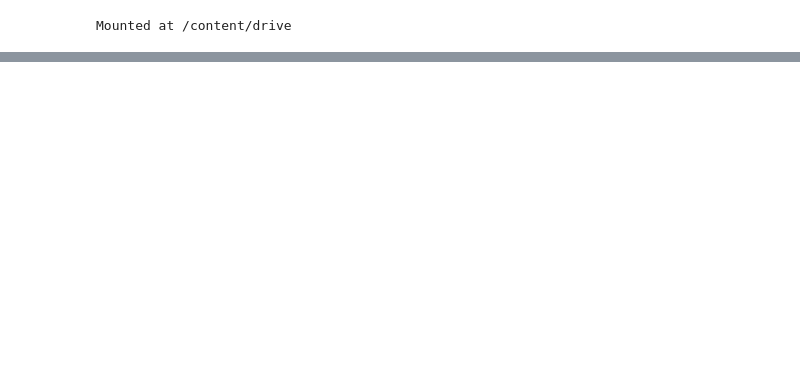
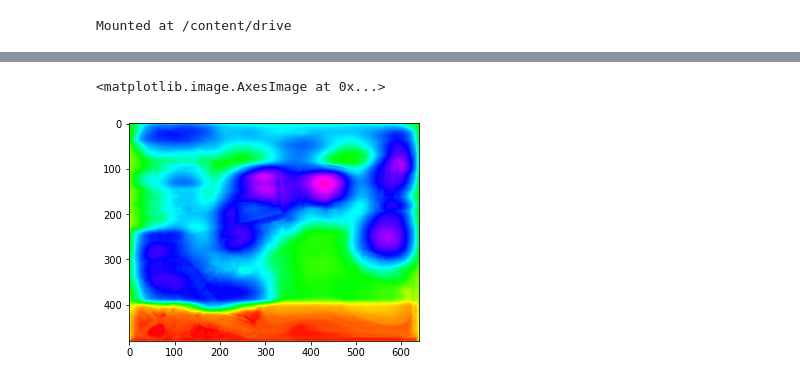
Before and after one commit to Nadiam75/joint_object_detection_depth_estimation, a Jupyter notebook: project.ipynb, the cells around one changed output, grey strips where cells are left out. Drawn from its saved outputs; the diff is of its cells as text; code cells hidden in the pictures; blank space fills up the shorter version.

```diff
--- a/project.ipynb
+++ b/project.ipynb
@@ -287,0 +347,7 @@ images[:3].shape
+# %%
+# ax3 = plt.subplot(2, 2, 3)
+plt.imshow(out1[0, :, : , 0],  cmap=plt.cm.gist_rainbow)
+# # ax3.set_title('depths')
+# %% [output]
+<matplotlib.image.AxesImage at 0x...>
+[figure, added]
```
Also changed, not shown: parts of 27 cells of this notebook.
